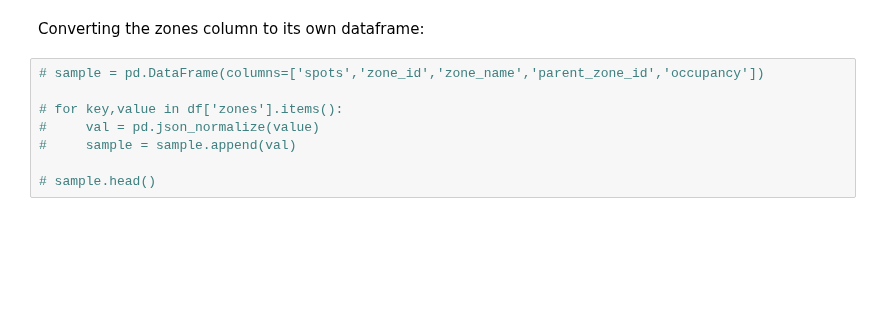
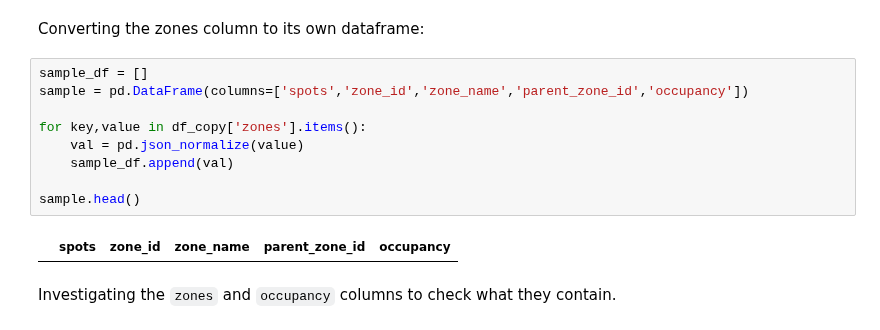
Before and after one commit to M13Mwongo/parking-spot-predictor, a Jupyter notebook: testing.ipynb, the cells around one changed output. Cells and saved outputs as stored; diff of their text form; blank space fills up the shorter version.

```diff
--- a/testing.ipynb
+++ b/testing.ipynb
@@ -150,10 +150,15 @@ df_copy.head()
 # %% [markdown]
 Converting the zones column to its own dataframe:
 # %%
-# sample = pd.DataFrame(columns=['spots','zone_id','zone_name','parent_zone_id','occupancy'])
+sample_df = []
+sample = pd.DataFrame(columns=['spots','zone_id','zone_name','parent_zone_id','occupancy'])
 
-# for key,value in df['zones'].items():
-#     val = pd.json_normalize(value)
-#     sample = sample.append(val)
+for key,value in df_copy['zones'].items():
+    val = pd.json_normalize(value)
+    sample_df.append(val)
 
-# sample.head()
+sample.head()
+# %% [output]
+|  | spots | zone_id | zone_name | parent_zone_id | occupancy |
+# %% [markdown]
+Investigating the `zones` and `occupancy` columns to check what they contain.
```
Also changed, not shown: parts of 5 cells of this notebook.
